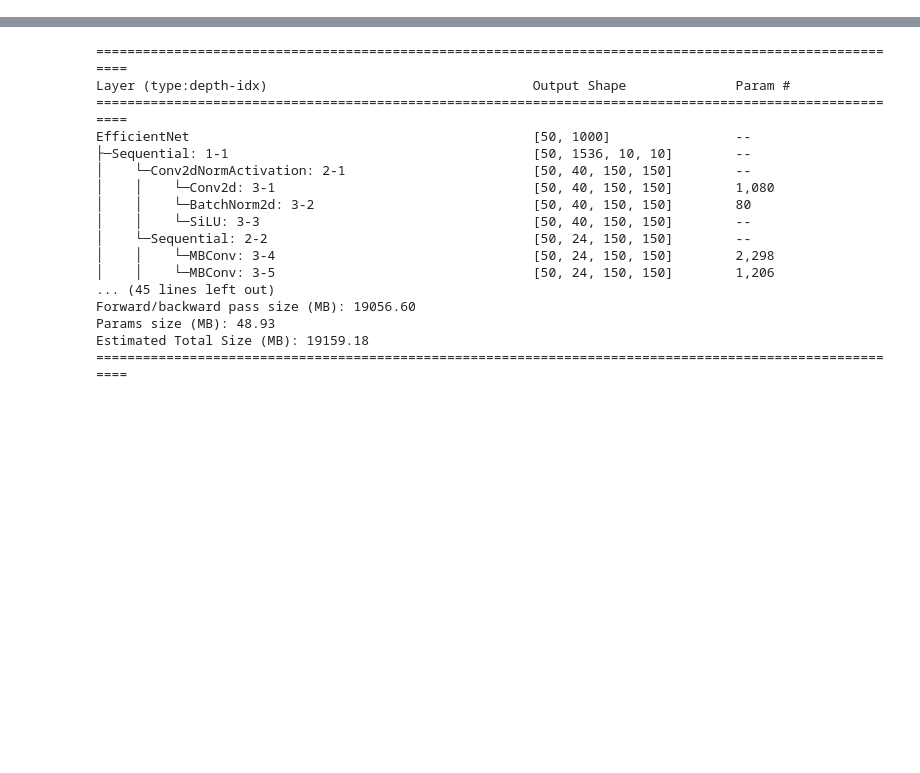
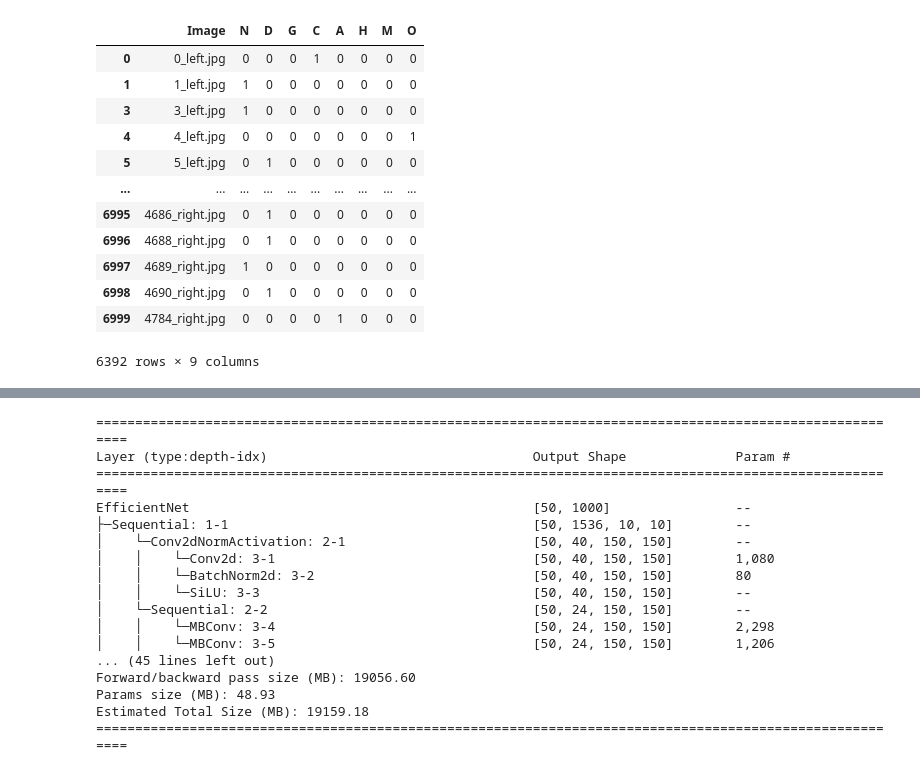
Before and after one commit to madhava20217/Ocular-Disease-Multiclass-Identification-ODIR19-, a Jupyter notebook: baseline.ipynb, the cells around one changed output, grey strips where cells are left out. Cells and saved outputs as stored; diff of their text form; code cells hidden in the pictures; blank space fills up the shorter version.

```diff
--- a/baseline.ipynb
+++ b/baseline.ipynb
@@ -5,0 +82,26 @@ DEVICE = torch.device("cuda:0") if torch.cuda.is_available() else "cpu"
+# %%
+csv = pd.read_csv(CSV_PATH)
+
+csv = csv[csv['NOT DECISIVE'] == 0]
+
+csv['img_exists'] = csv['Image'].apply(lambda x: os.path.isfile(IMAGE_FOLDER + "/" + x))
+
+# drop the rows for which the file does not exist
+csv = csv[csv['img_exists']]
+
+csv.drop(columns = ['ID', 'eye', 'Patient Age',	'Patient Sex', 'NOT DECISIVE', 'img_exists'], inplace = True)
+csv
+# %% [output]
+|  | Image | N | D | G | C | A | H | M | O |
+| 0 | 0_left.jpg | 0 | 0 | 0 | 1 | 0 | 0 | 0 | 0 |
+| 1 | 1_left.jpg | 1 | 0 | 0 | 0 | 0 | 0 | 0 | 0 |
+| 3 | 3_left.jpg | 1 | 0 | 0 | 0 | 0 | 0 | 0 | 0 |
+| 4 | 4_left.jpg | 0 | 0 | 0 | 0 | 0 | 0 | 0 | 1 |
+| 5 | 5_left.jpg | 0 | 1 | 0 | 0 | 0 | 0 | 0 | 0 |
+| ... | ... | ... | ... | ... | ... | ... | ... | ... | ... |
+| 6995 | 4686_right.jpg | 0 | 1 | 0 | 0 | 0 | 0 | 0 | 0 |
+| 6996 | 4688_right.jpg | 0 | 1 | 0 | 0 | 0 | 0 | 0 | 0 |
+| 6997 | 4689_right.jpg | 1 | 0 | 0 | 0 | 0 | 0 | 0 | 0 |
+| 6998 | 4690_right.jpg | 0 | 1 | 0 | 0 | 0 | 0 | 0 | 0 |
+| 6999 | 4784_right.jpg | 0 | 0 | 0 | 0 | 1 | 0 | 0 | 0 |
+6392 rows × 9 columns
```
Also changed, not shown: parts of 20 cells of this notebook, 4 other files.
